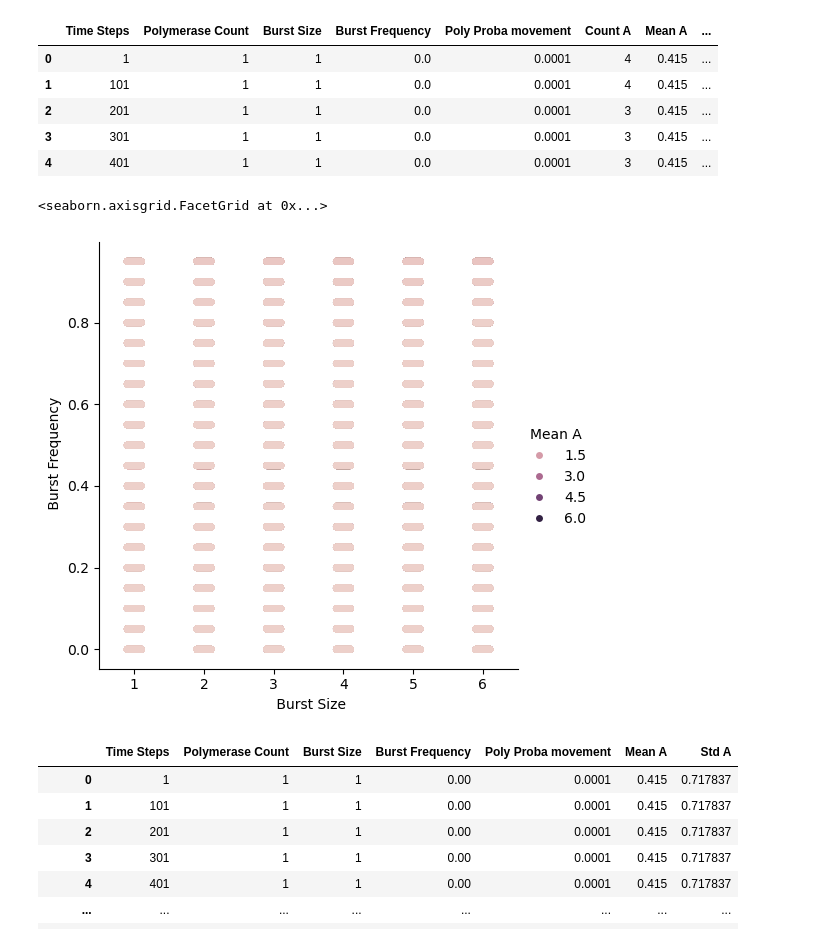
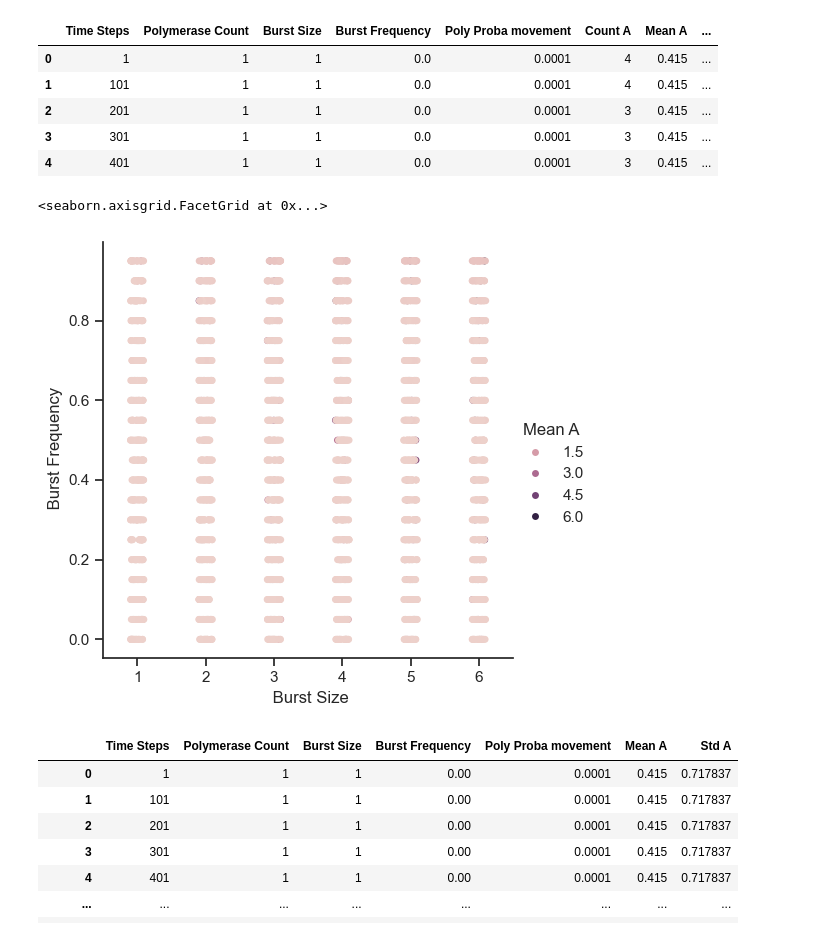
Before and after one commit to Adrien-Berard/InternshipKU, a Jupyter notebook: ModellingChromatine/read_scan_cenH.ipynb, the cells around one changed output. Saved outputs shown, nothing was run; the diff lists cells and outputs as text; code cells hidden in the pictures.

```diff
--- a/ModellingChromatine/read_scan_cenH.ipynb
+++ b/ModellingChromatine/read_scan_cenH.ipynb
@@ -41,10 +41,10 @@ df.head()
 | 3 | 301 | 1 | 1 | 0.0 | 0.0001 | 3 | 0.415 | ... |
 | 4 | 401 | 1 | 1 | 0.0 | 0.0001 | 3 | 0.415 | ... |
 # %%
-sns.catplot(data = df, x = " Burst Size",y=" Burst Frequency",hue = "Mean A", errorbar = "Std A")
+sns.catplot(data = newdf, x = " Burst Size",y=" Burst Frequency",hue = "Mean A", errorbar = "Std A")
 # %% [output]
 <seaborn.axisgrid.FacetGrid at 0x...>
-[figure, old version]
+[figure, new version]
 # %%
 df.drop(" Count A",axis = 1)
 # %% [output]
```
Also changed, not shown: parts of 7 cells of this notebook, 17 other files.
